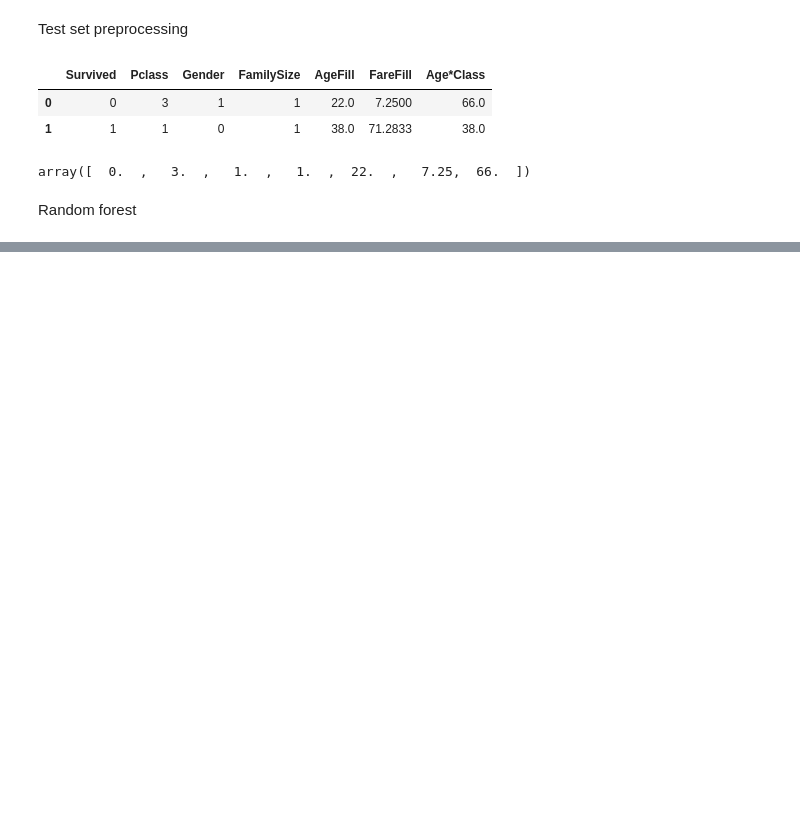
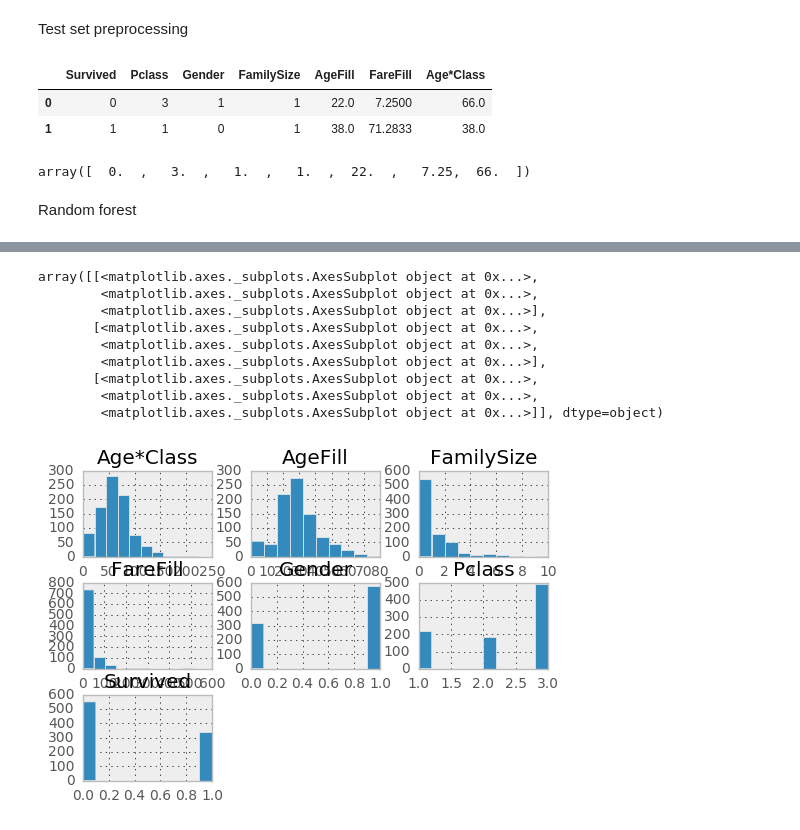
Before and after one commit to MehdiAB161/ML0, a Jupyter notebook: exploration.ipynb, the cells around one changed output, grey strips where cells are left out. Cells and saved outputs as stored; diff of their text form; code cells hidden in the pictures; blank space fills up the shorter version.

```diff
--- a/exploration.ipynb
+++ b/exploration.ipynb
@@ -154,0 +231,13 @@ output = clf.predict(X_test)
+# %%
+df.hist()
+# %% [output]
+array([[<matplotlib.axes._subplots.AxesSubplot object at 0x...>,
+        <matplotlib.axes._subplots.AxesSubplot object at 0x...>,
+        <matplotlib.axes._subplots.AxesSubplot object at 0x...>],
+       [<matplotlib.axes._subplots.AxesSubplot object at 0x...>,
+        <matplotlib.axes._subplots.AxesSubplot object at 0x...>,
+        <matplotlib.axes._subplots.AxesSubplot object at 0x...>],
+       [<matplotlib.axes._subplots.AxesSubplot object at 0x...>,
+        <matplotlib.axes._subplots.AxesSubplot object at 0x...>,
+        <matplotlib.axes._subplots.AxesSubplot object at 0x...>]], dtype=object)
+[figure, added]
```
Also changed, not shown: parts of 19 cells of this notebook, 1 other file.
